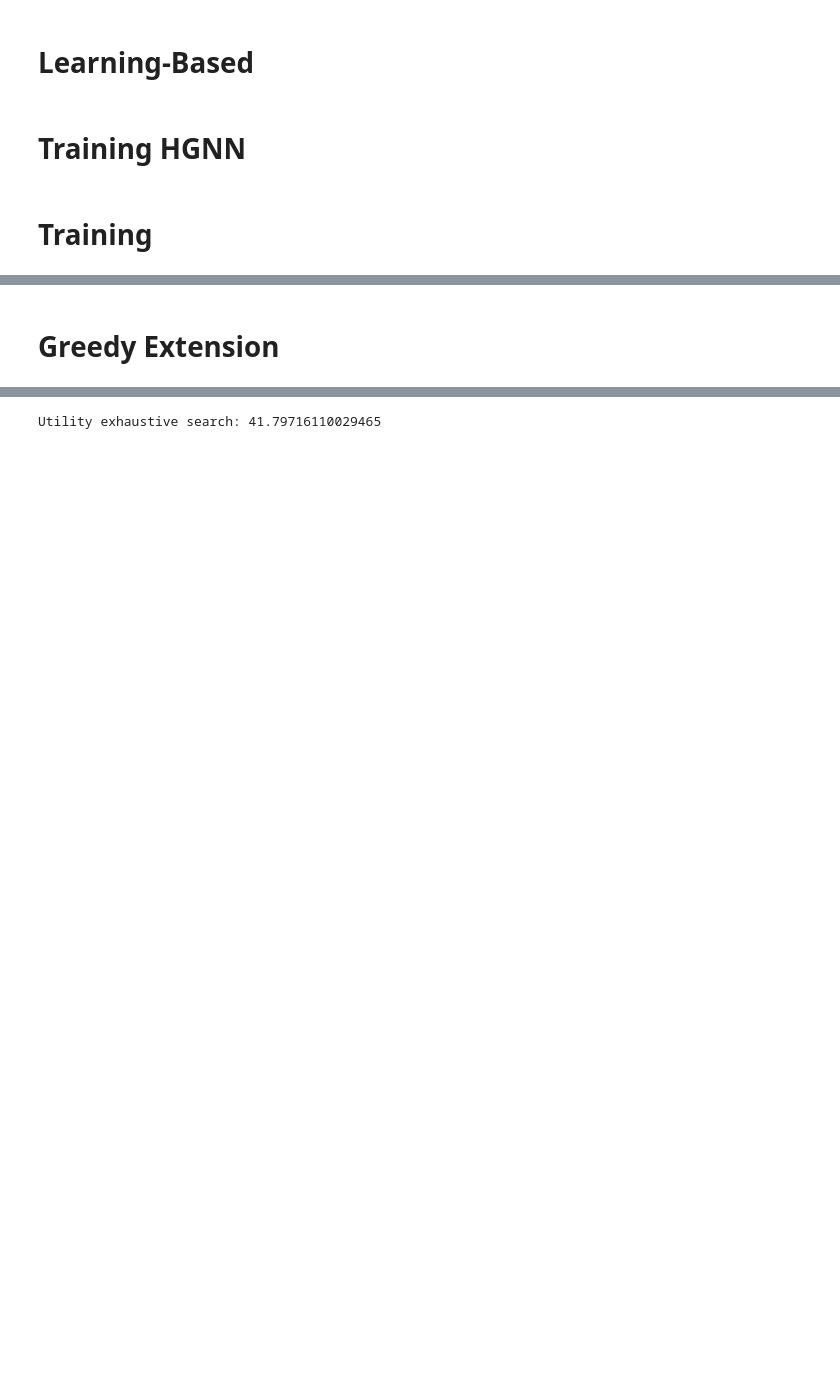
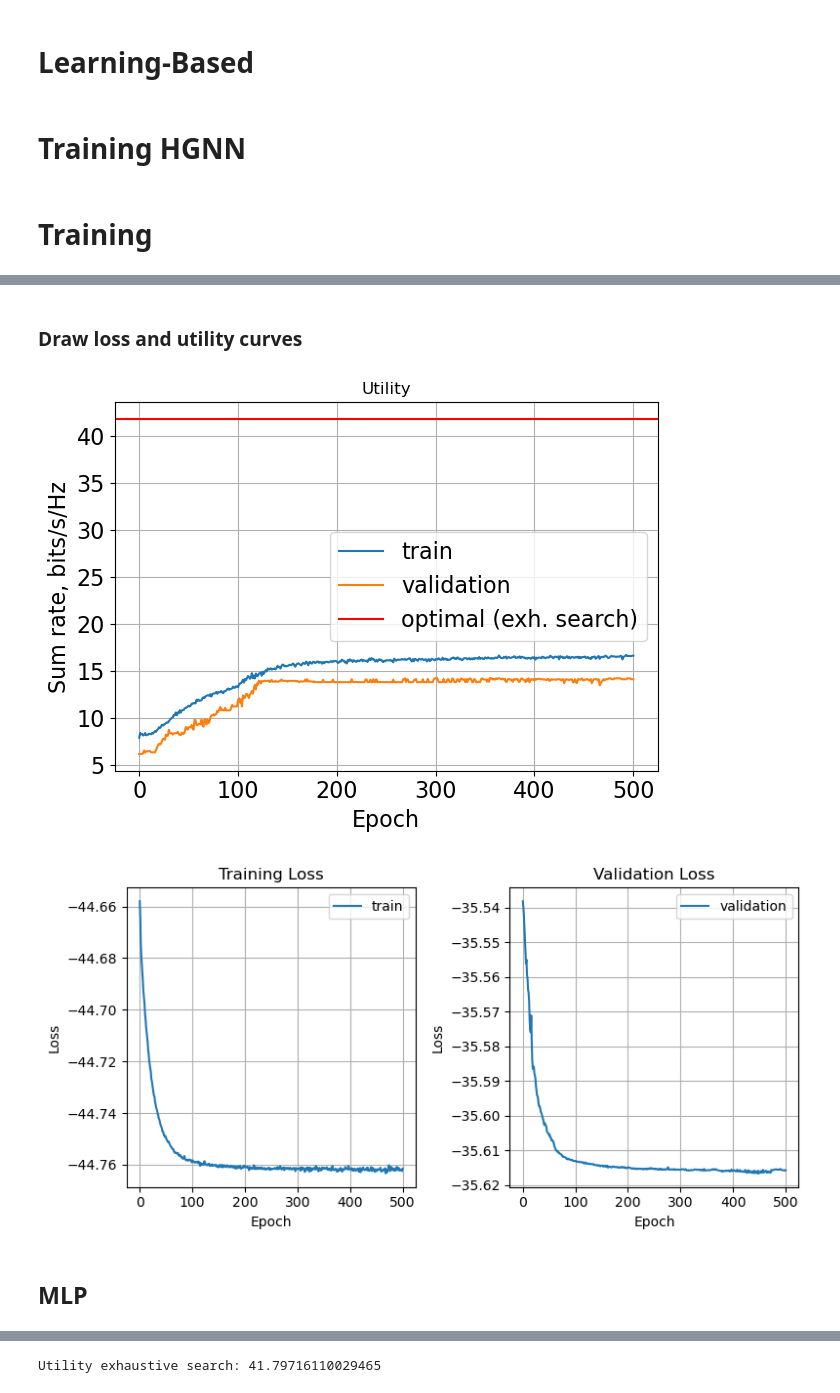
Before and after one commit to RostyslavUA/hyp-sched, a Jupyter notebook: playground.ipynb, the cells around one changed output, grey strips where cells are left out. Cells and saved outputs as stored; diff of their text form; code cells hidden in the pictures; blank space fills up the shorter version.

```diff
--- a/playground.ipynb
+++ b/playground.ipynb
@@ -211,7 +185,7 @@ print("Exhaustive search results:")
 best_throughput_test = []
 for i, sample in enumerate(test_dataset):
     X, _, _, H, _ = sample
-    best_throughput, best_schedule = exh_solver(X.shape[0], X.shape[0], X.shape[0]*[N], X.detach().numpy(), H.detach().numpy())
+    best_throughput, best_schedule = exh_solver(X.shape[1], X.shape[1], X.shape[1]*[N], X.detach().numpy(), H.detach().numpy())
     best_throughput_test.append(best_throughput)
     # print("Optimal link schedule:", best_schedule)
     print("Optimal link schedule " , best_schedule, " Maximum throughput:", best_throughput, "bits/s/Hz")
@@ -279,0 +238,10 @@ def HGNN(X, Dv_inv, De_inv, H, W, theta, batch_norm=[]):
+# %%
+# linsat parameters
+tau = 1
+max_iter = 1000
+
+# training parameters
+epochs = 500
+
+# gumbel parameters
+gumbel_samples = 50
@@ -286,7 +256,7 @@ theta_HGNN = get_learnable_parameters(V_H, device)
 gammas_list = [list(b.parameters()) for b in bn]
 gammas_learnable = [q for p in gammas_list for q in p]
 learnable_params = [nn.Parameter(theta) for theta in theta_HGNN] + gammas_learnable
-optimizer = torch.optim.Adam(learnable_params, lr=0.01)
+optimizer = torch.optim.Adam(learnable_params, lr=0.001)
 # optimizer = torch.optim.SGD(theta_HGNN, lr=0.01)
 
 loss_fn = CustomLossBatch()
@@ -430,2 +263,46 @@ KeyboardInterrupt:
-# %% [markdown]
-# Greedy Extension
+# %%
+train_utility, test_utility, loss_train, loss_test = train_handler(HGNN, theta_HGNN, bn, loss_fn, optimizer, train_loader, test_loader, epochs, "HGNN", tau, max_iter, False, gumbel_samples, N, device)
+# %% [markdown]
+### Draw loss and utility curves
+# %%
+plt.figure()
+plt.plot(train_utility, label='train')
+plt.plot(test_utility, label='validation')
+# plot a horizontal line for the optimal throughput with hline
+plt.axhline(y=tput_optimal_mean, color='r', linestyle='-', label='optimal (exh. search)')
+
+plt.xlabel('Epoch', fontsize=16)
+plt.ylabel('Sum rate, bits/s/Hz', fontsize=16)
+plt.title("Utility")
+plt.tick_params(axis='x', labelsize=16)
+plt.tick_params(axis='y', labelsize=16)
+plt.grid()
+plt.legend(fontsize=16)
+plt.tight_layout()
+plt.show()
+
+fig, axs = plt.subplots(1, 2, figsize=(8, 4))
+
+# Plot loss_train
+axs[0].plot(loss_train, label='train')
+axs[0].set_title('Training Loss')
+axs[0].set_xlabel('Epoch')
+axs[0].set_ylabel('Loss')
+axs[0].legend()
+axs[0].grid()
+
+# Plot loss_test
+axs[1].plot(loss_test, label='validation')
+axs[1].set_title('Validation Loss')
+axs[1].set_xlabel('Epoch')
+axs[1].set_ylabel('Loss')
+axs[1].legend()
+axs[1].grid()
+
+plt.tight_layout()
+plt.show()
+# %% [output]
+[figure, added]
+[figure, added]
+# %% [markdown]
+## MLP
```
Also changed, not shown: parts of 54 cells of this notebook, 7 other files.
